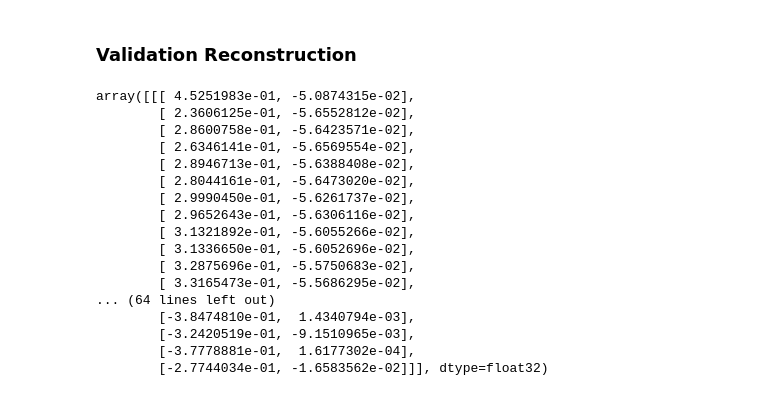
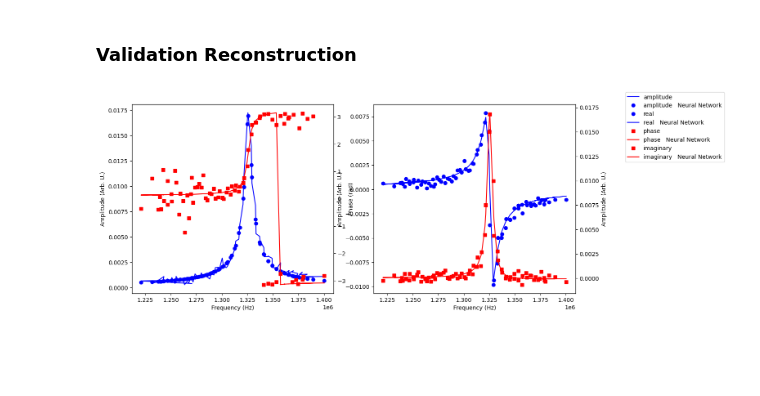
Before and after one commit to m3-learning/m3_learning_old, a Jupyter notebook: m3_learning/papers/2023_Rapid_Fitting/3_Pytorch_SHO_Fitter.ipynb, the cells around one changed output. Drawn from its saved outputs; the diff is of its cells as text; code cells hidden in the pictures; blank space fills up the shorter version.

```diff
--- a/m3_learning/papers/2023_Rapid_Fitting/3_Pytorch_SHO_Fitter.ipynb
+++ b/m3_learning/papers/2023_Rapid_Fitting/3_Pytorch_SHO_Fitter.ipynb
@@ -160,24 +160,3 @@ Avg execution time (ms): 0.007071
 ### Validation Reconstruction
 # %%
 nn_.predict(data_test, validation=True)
-# %%
-data_test[[10],:]
-dataset.nn_validation[[10],:]
-# %% [output]
-array([[[ 4.5251983e-01, -5.0874315e-02],
-        [ 2.3606125e-01, -5.6552812e-02],
-        [ 2.8600758e-01, -5.6423571e-02],
-        [ 2.6346141e-01, -5.6569554e-02],
-        [ 2.8946713e-01, -5.6388408e-02],
-        [ 2.8044161e-01, -5.6473020e-02],
-        [ 2.9990450e-01, -5.6261737e-02],
-        [ 2.9652643e-01, -5.6306116e-02],
-        [ 3.1321892e-01, -5.6055266e-02],
-        [ 3.1336650e-01, -5.6052696e-02],
-        [ 3.2875696e-01, -5.5750683e-02],
-        [ 3.3165473e-01, -5.5686295e-02],
-... (64 lines left out)
-        [-3.8474810e-01,  1.4340794e-03],
-        [-3.2420519e-01, -9.1510965e-03],
-        [-3.7778881e-01,  1.6177302e-04],
-        [-2.7744034e-01, -1.6583562e-02]]], dtype=float32)
@@ -196,0 +163,9 @@ def unscale_complex(self, data):
+# %%
+i = np.random.randint(0, dataset.nn_validation.shape[0])
+
+original = nn_.unscale_complex(data_test[[i],:])[0]
+predicted = nn_.unscale_complex(dataset.nn_validation[[i], :])[0]
+
+dataset.lsqf_viz.raw_data(original, predicted, predict_label='Neural Network')
+# %% [output]
+[figure, added]
```
Also changed, not shown: parts of 5 cells of this notebook, 2 other files.
